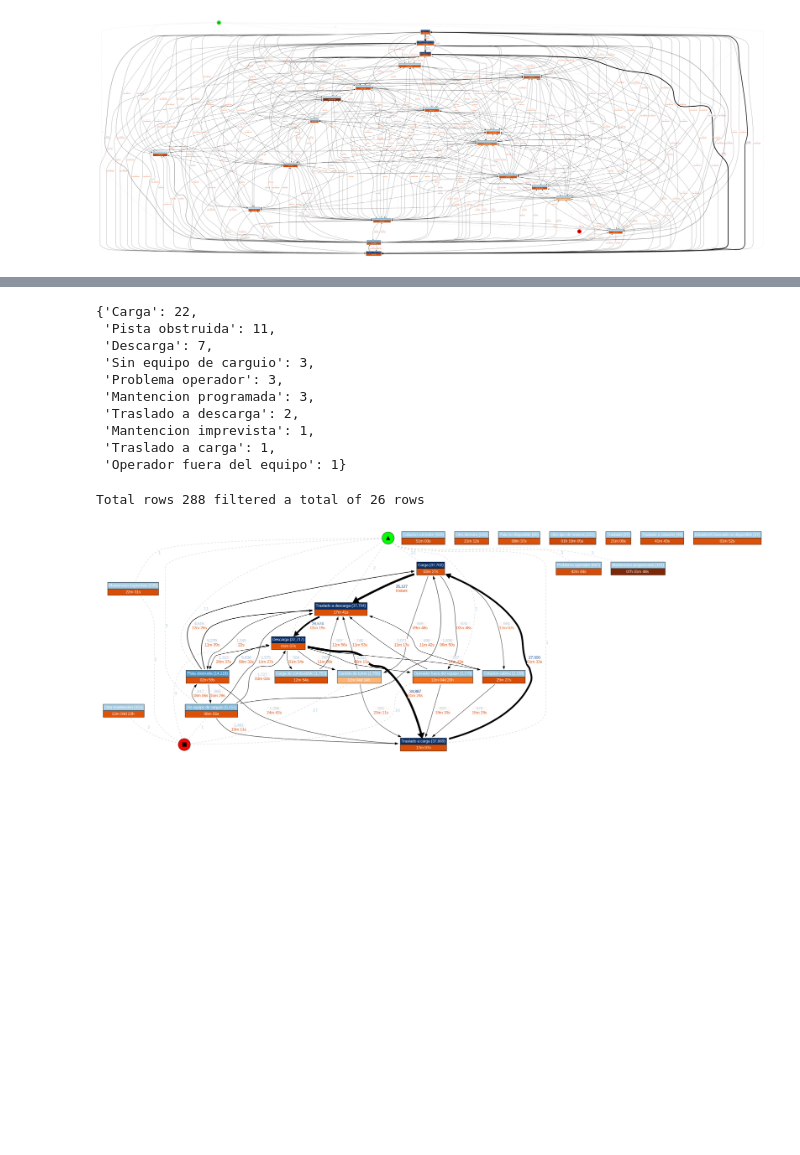
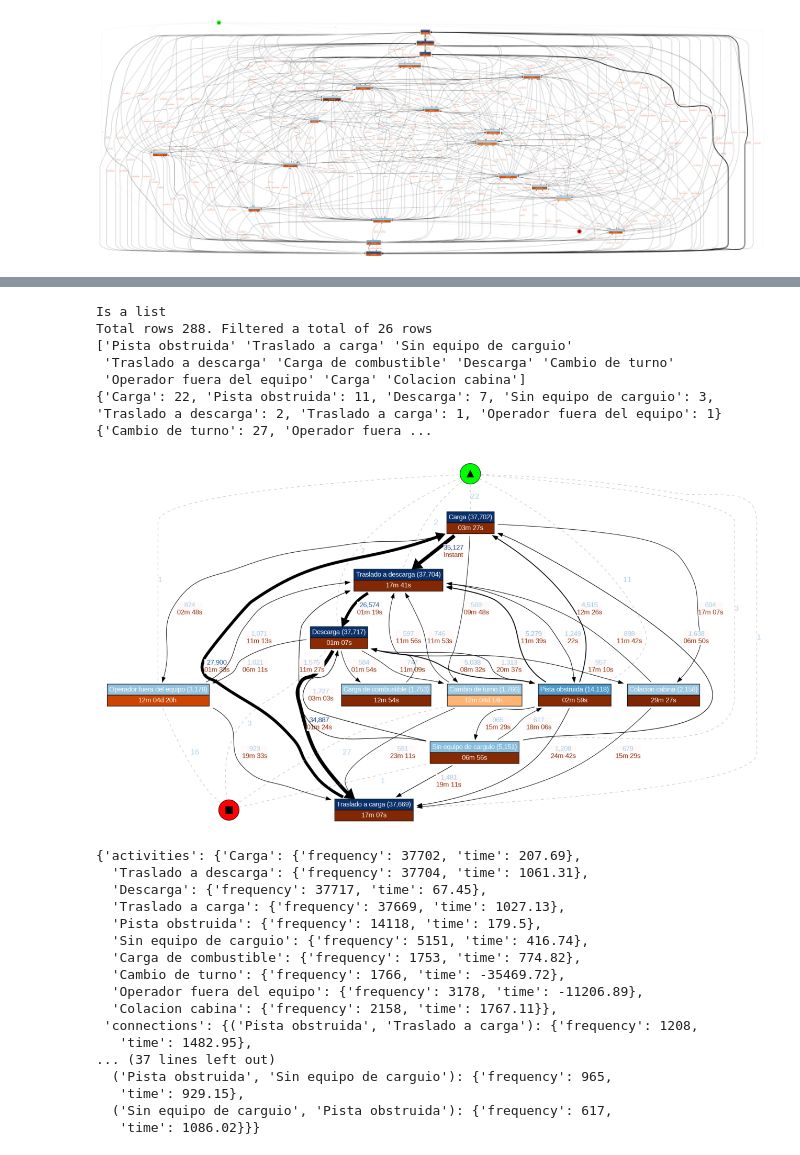
Before and after one commit to AlvaroEscalonaB/PM_MLP, a Jupyter notebook: join_dispatch_contingencies.ipynb, the cells around one changed output, grey strips where cells are left out. Cells and saved outputs as stored; diff of their text form; code cells hidden in the pictures; blank space fills up the shorter version.

```diff
--- a/join_dispatch_contingencies.ipynb
+++ b/join_dispatch_contingencies.ipynb
@@ -178,23 +165,31 @@ Total rows 288 filtered a total of 26 rows
  'Traslado a descarga' 'Carga' 'Descarga']
 {'Carga': 22, 'Pista obstruida': 11, 'Descarga': 7, 'Sin equipo de carguio': 3, 'Traslado a descarga': 2, 'Traslado a carga': 1} {'Descarga': 3, 'Sin equipo de carguio': 1}
 [figure]
-# %%
-pd.Series(sum([list(i) for i in dfg_result['connections'].keys()], [])).unique()
-start_activities
-# %% [output]
-{'Carga': 22,
- 'Pista obstruida': 11,
- 'Descarga': 7,
- 'Sin equipo de carguio': 3,
- 'Problema operador': 3,
- 'Mantencion programada': 3,
- 'Traslado a descarga': 2,
- 'Mantencion imprevista': 1,
- 'Traslado a carga': 1,
- 'Operador fuera del equipo': 1}
 # %%
-run_pipeline(dfg, 0.9)
+run_pipeline(dfg, 0.90, start_activities, end_activities)
 # %% [output]
-Total rows 288 filtered a total of 26 rows
+Is a list
+Total rows 288. Filtered a total of 26 rows
+['Pista obstruida' 'Traslado a carga' 'Sin equipo de carguio'
+ 'Traslado a descarga' 'Carga de combustible' 'Descarga' 'Cambio de turno'
+ 'Operador fuera del equipo' 'Carga' 'Colacion cabina']
+{'Carga': 22, 'Pista obstruida': 11, 'Descarga': 7, 'Sin equipo de carguio': 3, 'Traslado a descarga': 2, 'Traslado a carga': 1, 'Operador fuera del equipo': 1} {'Cambio de turno': 27, 'Operador fuera ...
-[figure, old version]
+[figure, new version]
+{'activities': {'Carga': {'frequency': 37702, 'time': 207.69},
+  'Traslado a descarga': {'frequency': 37704, 'time': 1061.31},
+  'Descarga': {'frequency': 37717, 'time': 67.45},
+  'Traslado a carga': {'frequency': 37669, 'time': 1027.13},
+  'Pista obstruida': {'frequency': 14118, 'time': 179.5},
+  'Sin equipo de carguio': {'frequency': 5151, 'time': 416.74},
+  'Carga de combustible': {'frequency': 1753, 'time': 774.82},
+  'Cambio de turno': {'frequency': 1766, 'time': -35469.72},
+  'Operador fuera del equipo': {'frequency': 3178, 'time': -11206.89},
+  'Colacion cabina': {'frequency': 2158, 'time': 1767.11}},
+ 'connections': {('Pista obstruida', 'Traslado a carga'): {'frequency': 1208,
+   'time': 1482.95},
+... (37 lines left out)
+  ('Pista obstruida', 'Sin equipo de carguio'): {'frequency': 965,
+   'time': 929.15},
+  ('Sin equipo de carguio', 'Pista obstruida'): {'frequency': 617,
+   'time': 1086.02}}}
 # %%
```
Also changed, not shown: parts of 6 cells of this notebook.
